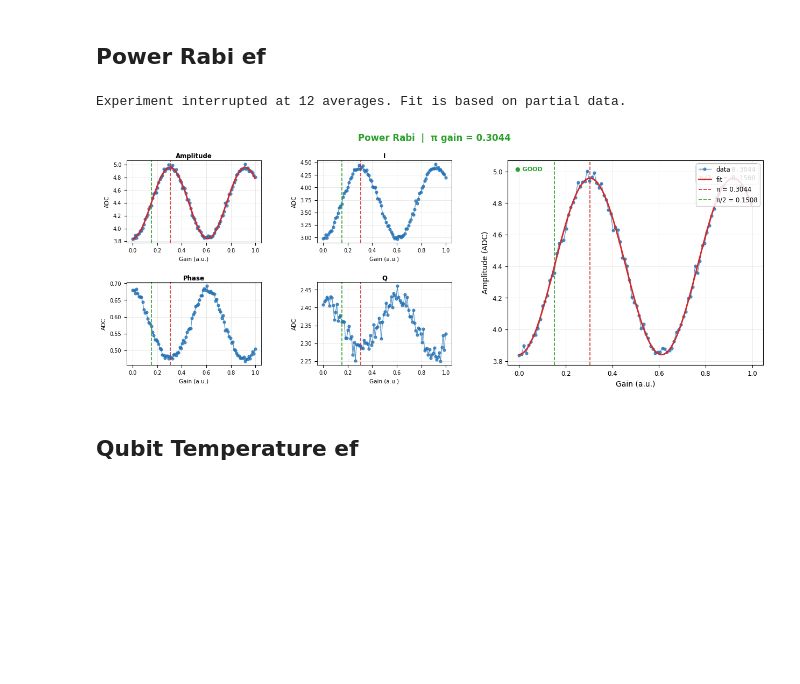
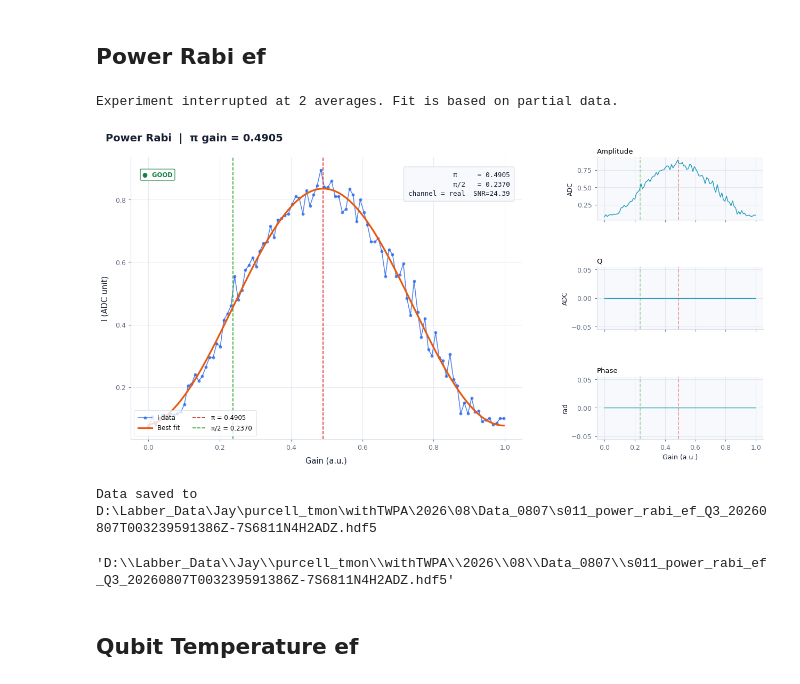
Before and after one commit to JayChien04717/QickworksaceV2_proj, a Jupyter notebook: QickworkspaceV2.ipynb, the cells around one changed output. Saved outputs shown, nothing was run; the diff lists cells and outputs as text; code cells hidden in the pictures; blank space fills up the shorter version.

```diff
--- a/QickworkspaceV2.ipynb
+++ b/QickworkspaceV2.ipynb
@@ -483,7 +584,8 @@ run_cfg.update(
     ]
 )
 
+
 t2r = Ramsey(run_cfg)
-t2r.run(20)
-# t2r.saveLabber(qubit, config_all=config_all)
+t2r.run(20, plot_analysis=True)
+t2r.saveLabber(qubit, config_all=config_all)
 # %% [output]
@@ -551,14 +656,20 @@ ExperimentData(type='s008_T1_ge', id='733a49f9', quality=good, status=interrupte
 from QickworkspaceV2.experiments.setup import SingleShot_gef
 
 ### run single shot with optimized parameters ###
+config_all.update("res_simga", 0.005)
 config_all.update("res_phase", 0, q_index=qubit)
+
 run_cfg = config_all.get_qubit(qubit)
 
 # run_cfg['pulse_type'] = "drag"
-SHOT = 5000
+SHOT = 10000
 ssh = SingleShot_gef(run_cfg)
 ssh.run(SHOT, shot_f=False)
 ssh_result = ssh.plot(fid_avg=True, verbose=True)
 config_all.update("res_phase", ssh_result[2], q_index=qubit)
-# ssh.saveLabber(qubit)
+ssh.saveLabber(qubit)
+
+THRESHOLD=True
+if THRESHOLD:
+    config_all.update('threshold', ssh_result[1][0], q_index=qubit)
 # %% [output]
@@ -579,30 +722,29 @@ from QickworkspaceV2.experiments.setup import SingleShot_gef
 run_cfg = config_all.get_qubit(qubit)
 # run_cfg['pulse_type'] = "drag"
 
-freq_axis = np.linspace(run_cfg["res_freq_ge"] - 2, run_cfg["res_freq_ge"] + 2, 4)
-gain_axis = np.linspace(0.1, 0.3, 7)
-length_axis = np.linspace(4, 10, 11)
-sweep_para = {"freq": run_cfg["res_freq_ge"], "gain": gain_axis, "length": length_axis}
 
-SHOT = 2000
+gain_axis = np.linspace(0.1, 0.15, 7)
+length_axis = np.linspace(1, 6, 8)
+sweep_para = { "gain":gain_axis, "length":length_axis}
+
+SHOT = 3000
 ssh_opt = SingleShot_ge_opt(run_cfg)
 ssh_opt.run(SHOT, sweep_para=sweep_para)
 
 ### analyze and update config ###
-length, gain, freq = ssh_opt.analyze(pareto=True)
+length, gain = ssh_opt.analyze()
 
 config_all.update("ro_length", length, q_index=qubit)
 config_all.update("res_gain_ge", gain, q_index=qubit)
-config_all.update("res_freq_ge", freq, q_index=qubit)
+
 
 ### run single shot with optimized parameters ###
 config_all.update("res_phase", 0, q_index=qubit)
 run_cfg = config_all.get_qubit(qubit)
 # run_cfg['pulse_type'] = "drag"
 
-SHOT = 5000
+SHOT = 10000
 ssh = SingleShot_gef(run_cfg)
 ssh.run(SHOT, shot_f=False)
 ssh_result = ssh.plot(fid_avg=True, verbose=True)
-config_all.update("res_phase", ssh_result[2], q_index=qubit)
 # %% [output]
@@ -688,7 +802,7 @@ START_FREQ = center - SPAN  # [MHz]
 STOP_FREQ = center + SPAN  # [MHz]
 STEPS = 101
 
-config_all.update("qb_ch_ef", 2, q_index=qubit)
+config_all.update("qb_ch_ef", 1, q_index=qubit)
 config_all.update("nqz_qb_ef", 1, q_index=qubit)
 run_cfg = config_all.get_qubit(qubit)
 run_cfg.update(
@@ -702,9 +816,9 @@ run_cfg.update(
 )
 
 spectrum_ef = QubitSpecEf(run_cfg)
-result_ef = spectrum_ef.run(10)
+result_ef = spectrum_ef.run(10, plot_analysis=True)
 f_ef = result_ef.scalar_result
 config_all.update("qb_freq_ef", f_ef, q_index=qubit)
-config_all.update("qb_mixer_ef", f_ef, q_index=qubit)
+# config_all.update("qb_mixer_ef", f_ge, q_index=qubit)
 spectrum_ef.saveLabber(qubit, config_all=config_all)
 # %% [output]
@@ -715,31 +831,33 @@ Experiment interrupted at 9 averages. Fit is based on partial data.
 # %%
 from QickworkspaceV2.experiments.qubit_ef import PowerRabiEf
 
 START_GAIN = 0.0  # [DAC units]
 STOP_GAIN = 1  # [DAC units]
 STEPS = 100
 
-config_all.update("sigma_ef", 0.01, q_index=qubit)
+config_all.update("sigma_ef", 0.02, q_index=qubit)
 
 run_cfg = config_all.get_qubit(qubit)
 run_cfg.update(
     [
         ("steps", STEPS),
         ("qb_gain_ef", QickSweep1D("gainloop", START_GAIN, STOP_GAIN)),
         ("ge_ref", True),
     ]
 )
 
 prabi_ef = PowerRabiEf(run_cfg)
-result_ef = prabi_ef.run(50)
+result_ef = prabi_ef.run(50, plot_analysis=True)
 pi_gain_ef = result_ef["pi_gain"]
 pi2_gain_ef = result_ef["pi2_gain"]
 config_all.update("pi_gain_ef", pi_gain_ef, q_index=qubit)
 config_all.update("pi2_gain_ef", pi2_gain_ef, q_index=qubit)
-# prabi_ef.saveLabber(qubit, config_all=config_all)
+prabi_ef.saveLabber(qubit, config_all=config_all)
 # %% [output]
-Experiment interrupted at 12 averages. Fit is based on partial data.
+Experiment interrupted at 2 averages. Fit is based on partial data.
-[figure, old version]
+[figure, new version]
+Data saved to D:\Labber_Data\Jay\purcell_tmon\withTWPA\2026\08\Data_0807\s011_power_rabi_ef_Q3_20260807T003239591386Z-7S6811N4H2ADZ.hdf5
+'D:\\Labber_Data\\Jay\\purcell_tmon\\withTWPA\\2026\\08\\Data_0807\\s011_power_rabi_ef_Q3_20260807T003239591386Z-7S6811N4H2ADZ.hdf5'
 # %% [markdown]
 ## Qubit Temperature ef
 # %%
```
Also changed, not shown: parts of 56 cells of this notebook, 46 other files.
